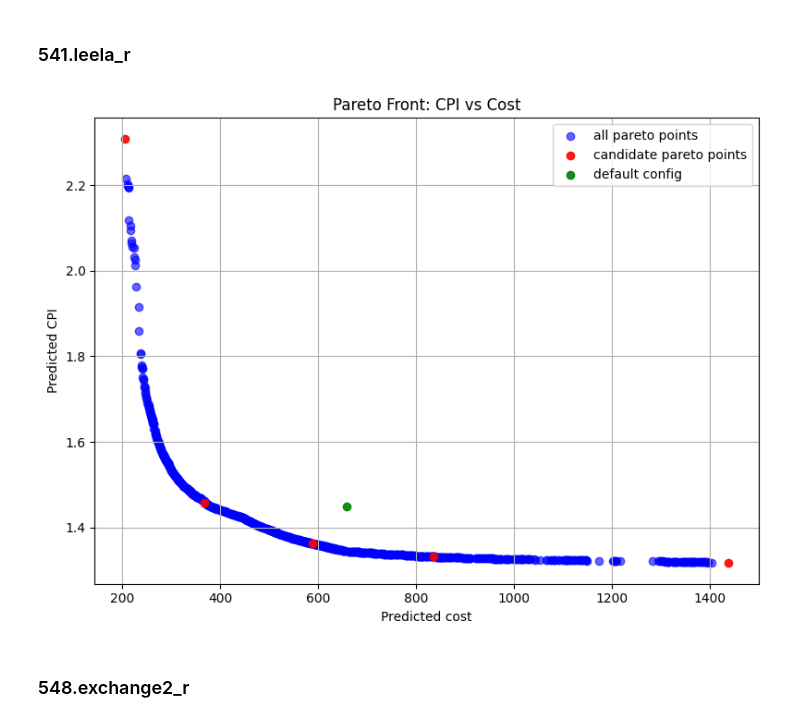
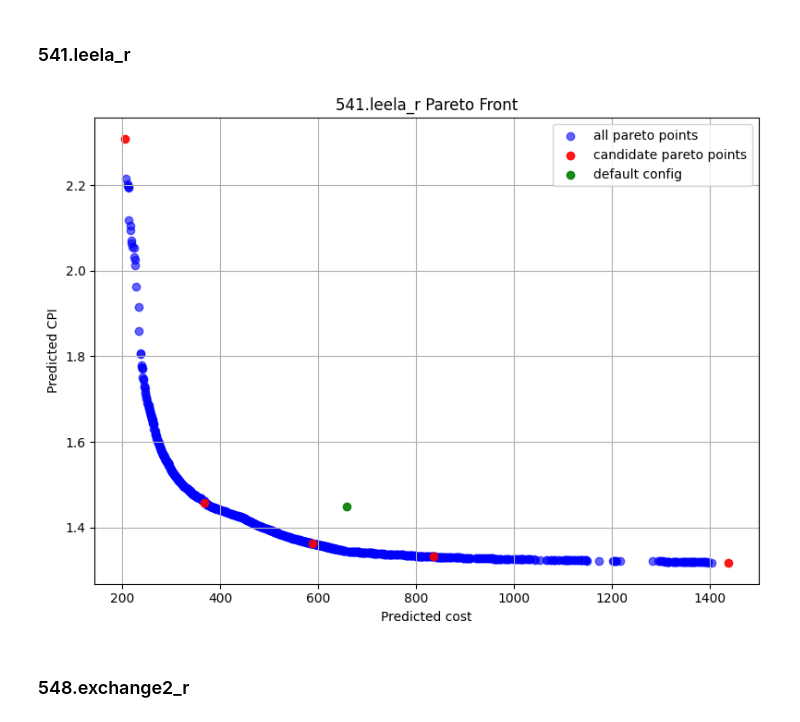
Before and after one commit to ronitnag04/peregrine, a Jupyter notebook: ml_model/analysis.ipynb, the cells around one changed output. Saved outputs shown, nothing was run; the diff lists cells and outputs as text; code cells hidden in the pictures.

```diff
--- a/ml_model/analysis.ipynb
+++ b/ml_model/analysis.ipynb
@@ -641,8 +635,15 @@ train_dataset[train_dataset.duplicated()]
 # %%
 sweep_dirs = [
     # "sweep_results/ood_spec_v1.1",
-    "sweep_results/ood_spec_v2",
+    # "sweep_results/ood_spec_v2",
     "sweep_results/ood_spec_v3",
+    "sweep_results/anamol_spec_v3_ood_benchmarks",
+]
+labels = [
+    # "OOD Spec v1.1",
+    # "OOD Spec v2",
+    "Simple Analytical Model",
+    "Concorde Analytical Model",
 ]
 sweep_ood_benchmark_errors = {}
 for sweep_dir in sweep_dirs:
@@ -769,0 +775,19 @@ plt.show()
+# %%
+sweep_dir = "sweep_results/anamol_spec_v3_ood_onboarding"
+with open(os.path.join(sweep_dir, "summary.txt"), "r") as f:
+    summary = f.read()
+bmark = ""
+ood_train_size = 0
+ood_benchmark_errors = defaultdict(dict)
+for line in summary.split("\n"):
+    if bmark and ood_train_size:
+        ood_benchmark_errors[bmark][ood_train_size] = float(line.split(": ")[1].split("%")[0].strip())
+        bmark = ""
+        ood_train_size = 0
+    elif "Out-of-distribution benchmark: " in line:
+        pat = r"Out-of-distribution benchmark: ([^|]+) \| OOD train size: (\d+)"
+        match = re.match(pat, line)
+        if not match:
+            raise ValueError(f"No match found for line: {line}")
+        bmark = match.group(1).strip()
+        ood_train_size = int(match.group(2))
@@ -943,27 +992,27 @@ for point in pareto_front['pareto_front']:
 # %%
 cost = np.array([p["predicted_cost"] for p in pareto_points])
 cpi = np.array([p["predicted_cpi"] for p in pareto_points])
 is_validation = np.array([p.get("validation_candidate", False) for p in pareto_points])
 default_cpi = pareto_front["baseline"]["predicted_cpi"]
 default_cost = pareto_front["baseline"]["predicted_cost"]
 pareto_graphs["541.leela_r"] = (cost, cpi, is_validation, default_cost, default_cpi)
 
 fig, ax = plt.subplots(figsize=(8, 6))
 ax.scatter(cost[~is_validation], cpi[~is_validation], c="blue", label="all pareto points", alpha=0.6)
 ax.scatter(cost[is_validation], cpi[is_validation], c="red", label="candidate pareto points", alpha=0.9)
 ax.scatter(default_cost, default_cpi, c="green", label="default config", alpha=0.9)
 
 ax.set_xlabel("Predicted cost")
 ax.set_ylabel("Predicted CPI")
-ax.set_title("Pareto Front: CPI vs Cost")
+ax.set_title("541.leela_r Pareto Front")
 ax.legend()
 ax.grid(True)
 
 plt.tight_layout()
 plt.show()
 fig.savefig("pareto_fronts/541.leela_r_pareto_cpi_vs_cost.png", bbox_inches="tight")
 # %% [output]
-[figure, old version]
+[figure, new version]
 # %% [markdown]
 ### 548.exchange2_r
 # %%
```
Also changed, not shown: parts of 29 cells of this notebook, 3 other files.
